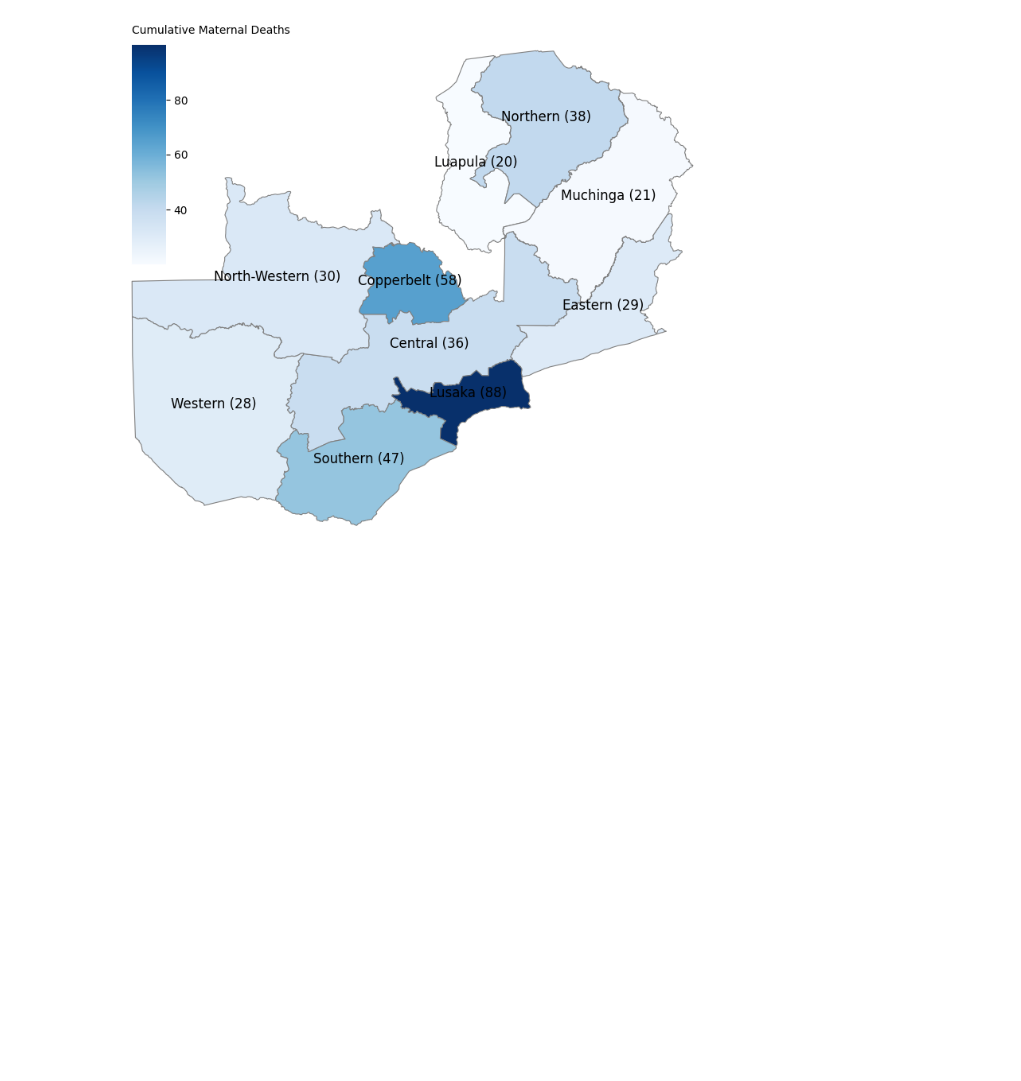
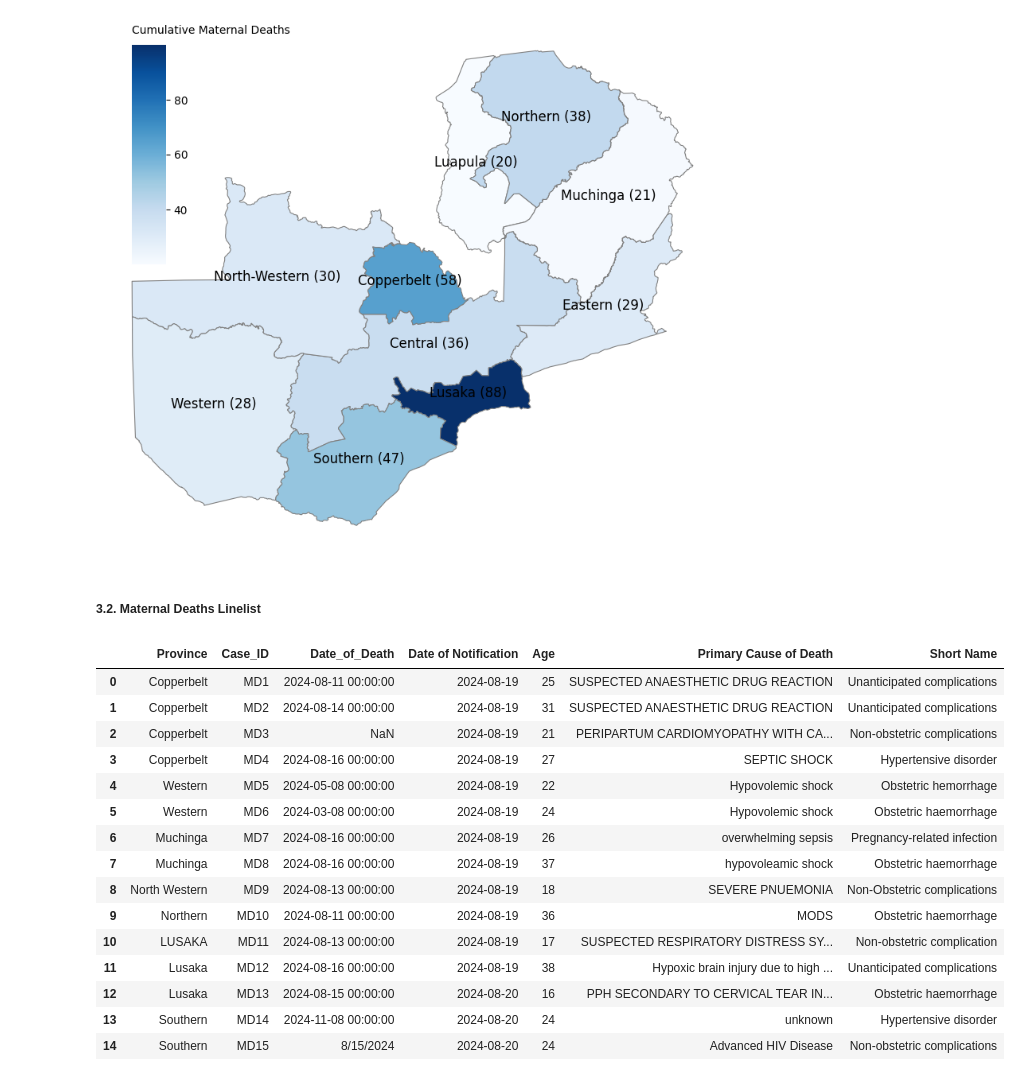
Before and after one commit to malambomutila/Big-Data-Visualisation-Assessment, a Jupyter notebook: malambo.ipynb, the cells around one changed output. Saved outputs shown, nothing was run; the diff lists cells and outputs as text; code cells hidden in the pictures; blank space fills up the shorter version.

```diff
--- a/malambo.ipynb
+++ b/malambo.ipynb
@@ -214,3 +470,26 @@ fig.text(0.16, 0.765, 'Cumulative Maternal Deaths', fontsize=10, rotation=0, va=
 plt.show()
 # %% [output]
 [figure]
+# %% [markdown]
+##### 3.2. Maternal Deaths Linelist
+# %%
+# Preview the data in MD linelist
+maternal_deaths_linelist = maternal_deaths["MD linelist"]
+maternal_deaths_linelist.head(20)
+# %% [output]
+|  | Province | Case_ID | Date_of_Death | Date of Notification | Age | Primary Cause of Death | Short Name |
+| 0 | Copperbelt | MD1 | 2024-08-11 00:00:00 | 2024-08-19 | 25 | SUSPECTED ANAESTHETIC DRUG REACTION | Unanticipated complications |
+| 1 | Copperbelt | MD2 | 2024-08-14 00:00:00 | 2024-08-19 | 31 | SUSPECTED ANAESTHETIC DRUG REACTION | Unanticipated complications |
+| 2 | Copperbelt | MD3 | NaN | 2024-08-19 | 21 | PERIPARTUM CARDIOMYOPATHY WITH CA... | Non-obstetric complications |
+| 3 | Copperbelt | MD4 | 2024-08-16 00:00:00 | 2024-08-19 | 27 | SEPTIC SHOCK | Hypertensive disorder |
+| 4 | Western | MD5 | 2024-05-08 00:00:00 | 2024-08-19 | 22 | Hypovolemic shock | Obstetric hemorrhage |
+| 5 | Western | MD6 | 2024-03-08 00:00:00 | 2024-08-19 | 24 | Hypovolemic shock | Obstetric haemorrhage |
+| 6 | Muchinga | MD7 | 2024-08-16 00:00:00 | 2024-08-19 | 26 | overwhelming sepsis | Pregnancy-related infection |
+| 7 | Muchinga | MD8 | 2024-08-16 00:00:00 | 2024-08-19 | 37 | hypovoleamic shock | Obstetric haemorrhage |
+| 8 | North Western | MD9 | 2024-08-13 00:00:00 | 2024-08-19 | 18 | SEVERE PNUEMONIA | Non-Obstetric complications |
+| 9 | Northern | MD10 | 2024-08-11 00:00:00 | 2024-08-19 | 36 | MODS | Obstetric haemorrhage |
+| 10 | LUSAKA | MD11 | 2024-08-13 00:00:00 | 2024-08-19 | 17 | SUSPECTED RESPIRATORY DISTRESS SY... | Non-obstetric complication |
+| 11 | Lusaka | MD12 | 2024-08-16 00:00:00 | 2024-08-19 | 38 | Hypoxic brain injury due to high ... | Unanticipated complications |
+| 12 | Lusaka | MD13 | 2024-08-15 00:00:00 | 2024-08-20 | 16 | PPH SECONDARY TO CERVICAL TEAR IN... | Obstetric haemorrhage |
+| 13 | Southern | MD14 | 2024-11-08 00:00:00 | 2024-08-20 | 24 | unknown | Hypertensive disorder |
+| 14 | Southern | MD15 | 8/15/2024 | 2024-08-20 | 24 | Advanced HIV Disease | Non-obstetric complications |
```
Also changed, not shown: parts of 25 cells of this notebook.
